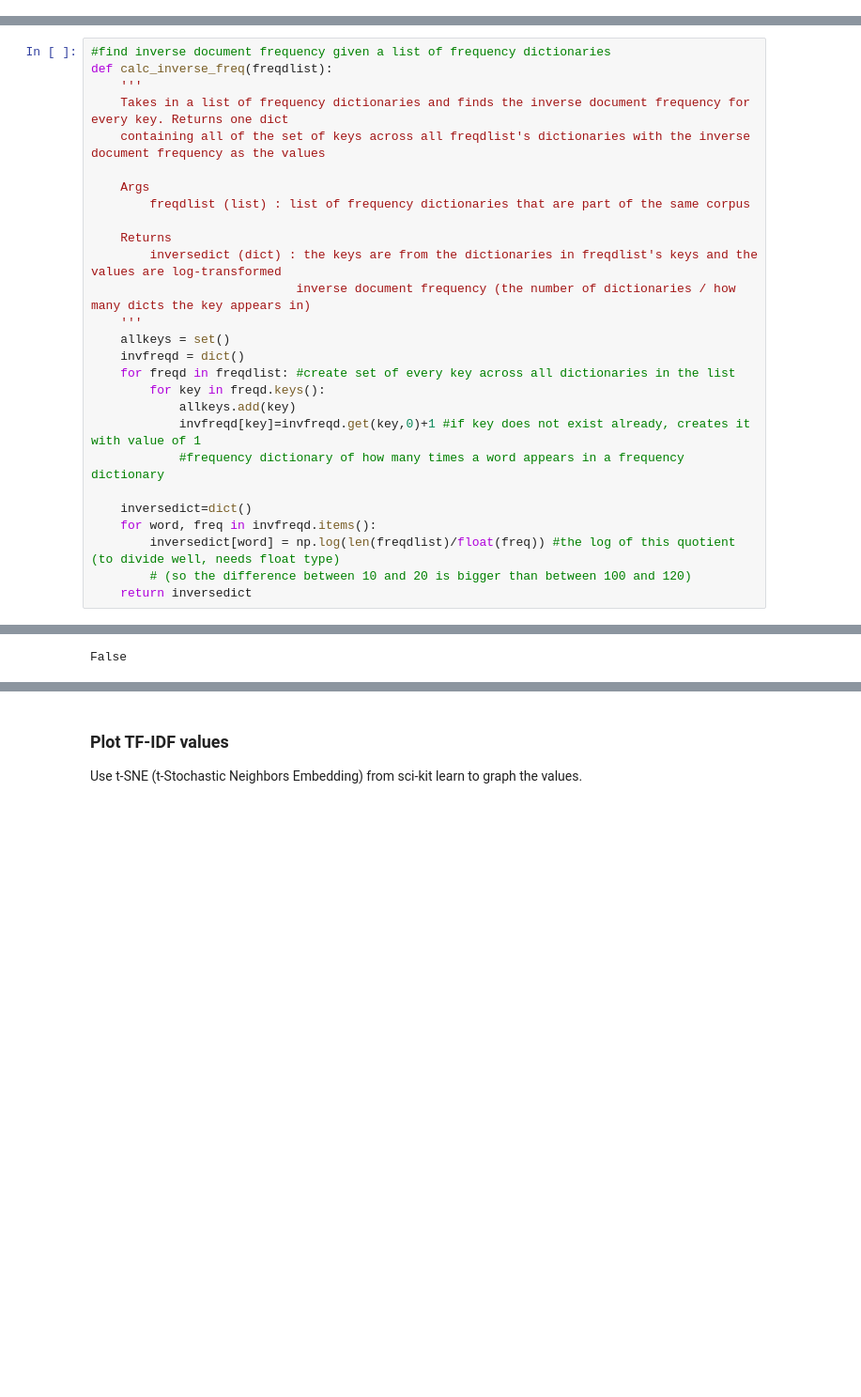
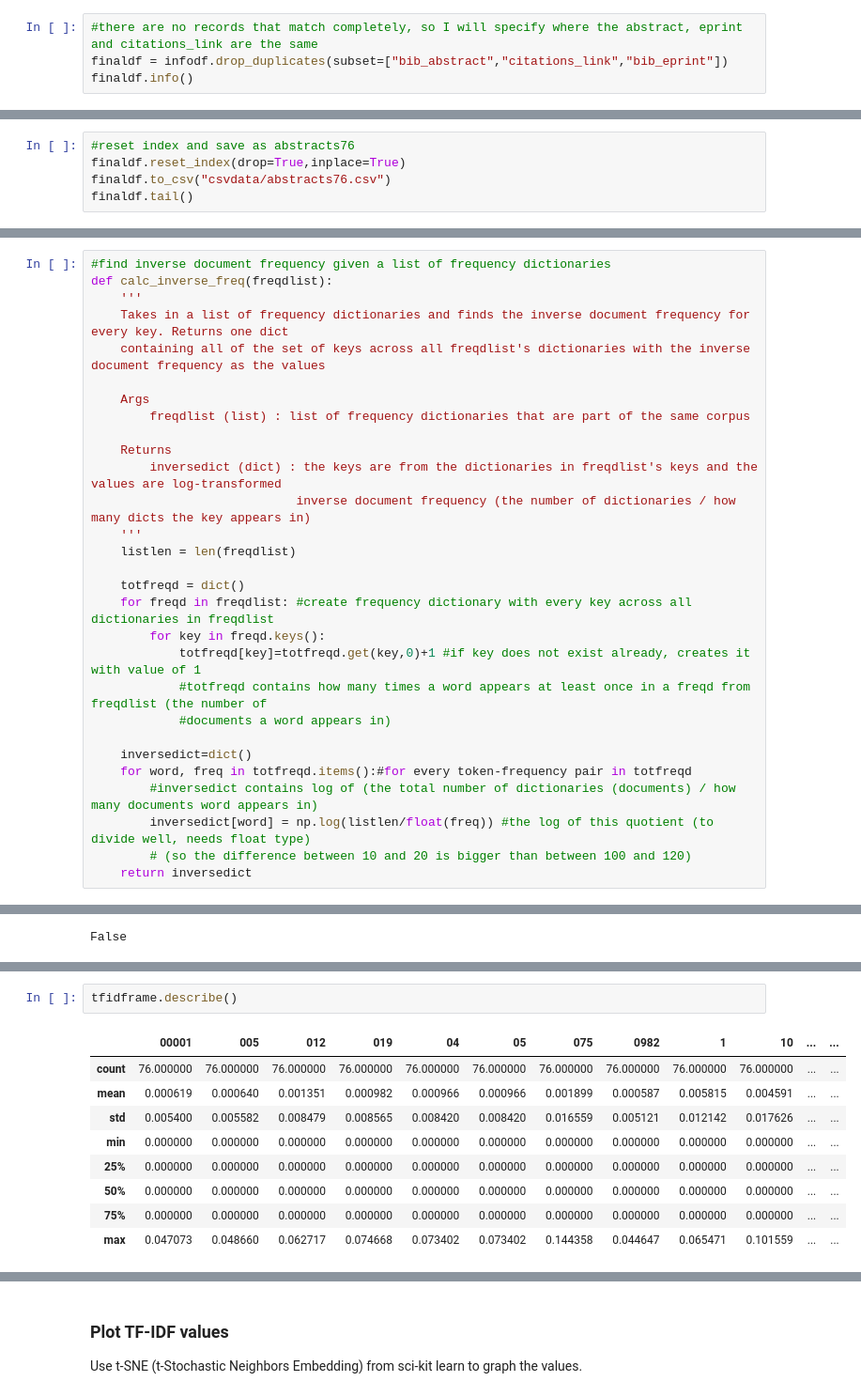
Before and after one commit to bronwencc/Capstone, a Jupyter notebook: analysis.ipynb, the cells around one changed output, grey strips where cells are left out. Shown: that part at 94% size. Drawn from its saved outputs; the diff is of its cells as text; blank space fills up the shorter version.

Commit message:
Removed duplicates, adjusted functions for more accurate results

```diff
--- a/analysis.ipynb
+++ b/analysis.ipynb
@@ -428,0 +483,4 @@ Name: area, dtype: int64
+# %%
+#there are no records that match completely, so I will specify where the abstract, eprint and citations_link are the same
+finaldf = infodf.drop_duplicates(subset=["bib_abstract","citations_link","bib_eprint"])
+finaldf.info()
@@ -428,0 +505,5 @@ Name: area, dtype: int64
+# %%
+#reset index and save as abstracts76
+finaldf.reset_index(drop=True,inplace=True)
+finaldf.to_csv("csvdata/abstracts76.csv")
+finaldf.tail()
@@ -530,17 +619,19 @@ def calc_inverse_freq(freqdlist):
         inversedict (dict) : the keys are from the dictionaries in freqdlist's keys and the values are log-transformed
                             inverse document frequency (the number of dictionaries / how many dicts the key appears in)
     '''
-    allkeys = set()
-    invfreqd = dict()
-    for freqd in freqdlist: #create set of every key across all dictionaries in the list
+    listlen = len(freqdlist)
+
+    totfreqd = dict()
+    for freqd in freqdlist: #create frequency dictionary with every key across all dictionaries in freqdlist
         for key in freqd.keys():
-            allkeys.add(key)
-            invfreqd[key]=invfreqd.get(key,0)+1 #if key does not exist already, creates it with value of 1
-            #frequency dictionary of how many times a word appears in a frequency dictionary
+            totfreqd[key]=totfreqd.get(key,0)+1 #if key does not exist already, creates it with value of 1
+            #totfreqd contains how many times a word appears at least once in a freqd from freqdlist (the number of
+            #documents a word appears in)
 
     inversedict=dict()
-    for word, freq in invfreqd.items():
-        inversedict[word] = np.log(len(freqdlist)/float(freq)) #the log of this quotient (to divide well, needs float type)
+    for word, freq in totfreqd.items():#for every token-frequency pair in totfreqd
+        #inversedict contains log of (the total number of dictionaries (documents) / how many documents word appears in)
+        inversedict[word] = np.log(listlen/float(freq)) #the log of this quotient (to divide well, needs float type)
         # (so the difference between 10 and 20 is bigger than between 100 and 120)
     return inversedict
 # %%
@@ -607,0 +704,12 @@ tfidframe.to_csv("csvdata/tfidfwords.csv")
+# %%
+tfidframe.describe()
+# %% [output]
+|  | 00001 | 005 | 012 | 019 | 04 | 05 | 075 | 0982 | 1 | 10 | ... | ... |
+| count | 76.000000 | 76.000000 | 76.000000 | 76.000000 | 76.000000 | 76.000000 | 76.000000 | 76.000000 | 76.000000 | 76.000000 | ... | ... |
+| mean | 0.000619 | 0.000640 | 0.001351 | 0.000982 | 0.000966 | 0.000966 | 0.001899 | 0.000587 | 0.005815 | 0.004591 | ... | ... |
+| std | 0.005400 | 0.005582 | 0.008479 | 0.008565 | 0.008420 | 0.008420 | 0.016559 | 0.005121 | 0.012142 | 0.017626 | ... | ... |
+| min | 0.000000 | 0.000000 | 0.000000 | 0.000000 | 0.000000 | 0.000000 | 0.000000 | 0.000000 | 0.000000 | 0.000000 | ... | ... |
+| 25% | 0.000000 | 0.000000 | 0.000000 | 0.000000 | 0.000000 | 0.000000 | 0.000000 | 0.000000 | 0.000000 | 0.000000 | ... | ... |
+| 50% | 0.000000 | 0.000000 | 0.000000 | 0.000000 | 0.000000 | 0.000000 | 0.000000 | 0.000000 | 0.000000 | 0.000000 | ... | ... |
+| 75% | 0.000000 | 0.000000 | 0.000000 | 0.000000 | 0.000000 | 0.000000 | 0.000000 | 0.000000 | 0.000000 | 0.000000 | ... | ... |
+| max | 0.047073 | 0.048660 | 0.062717 | 0.074668 | 0.073402 | 0.073402 | 0.144358 | 0.044647 | 0.065471 | 0.101559 | ... | ... |
```
Also changed, not shown: parts of 94 cells of this notebook, 10 other files.
